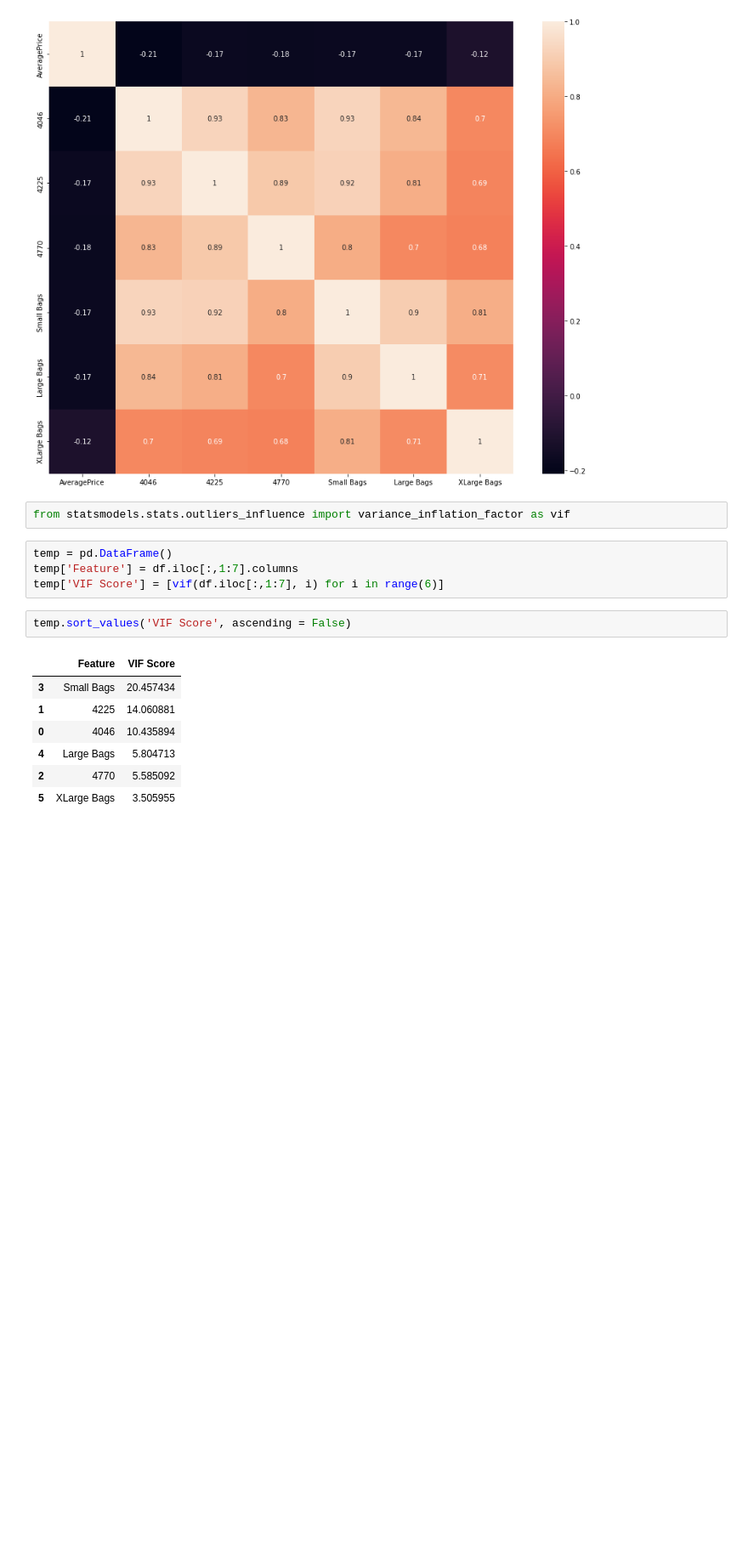
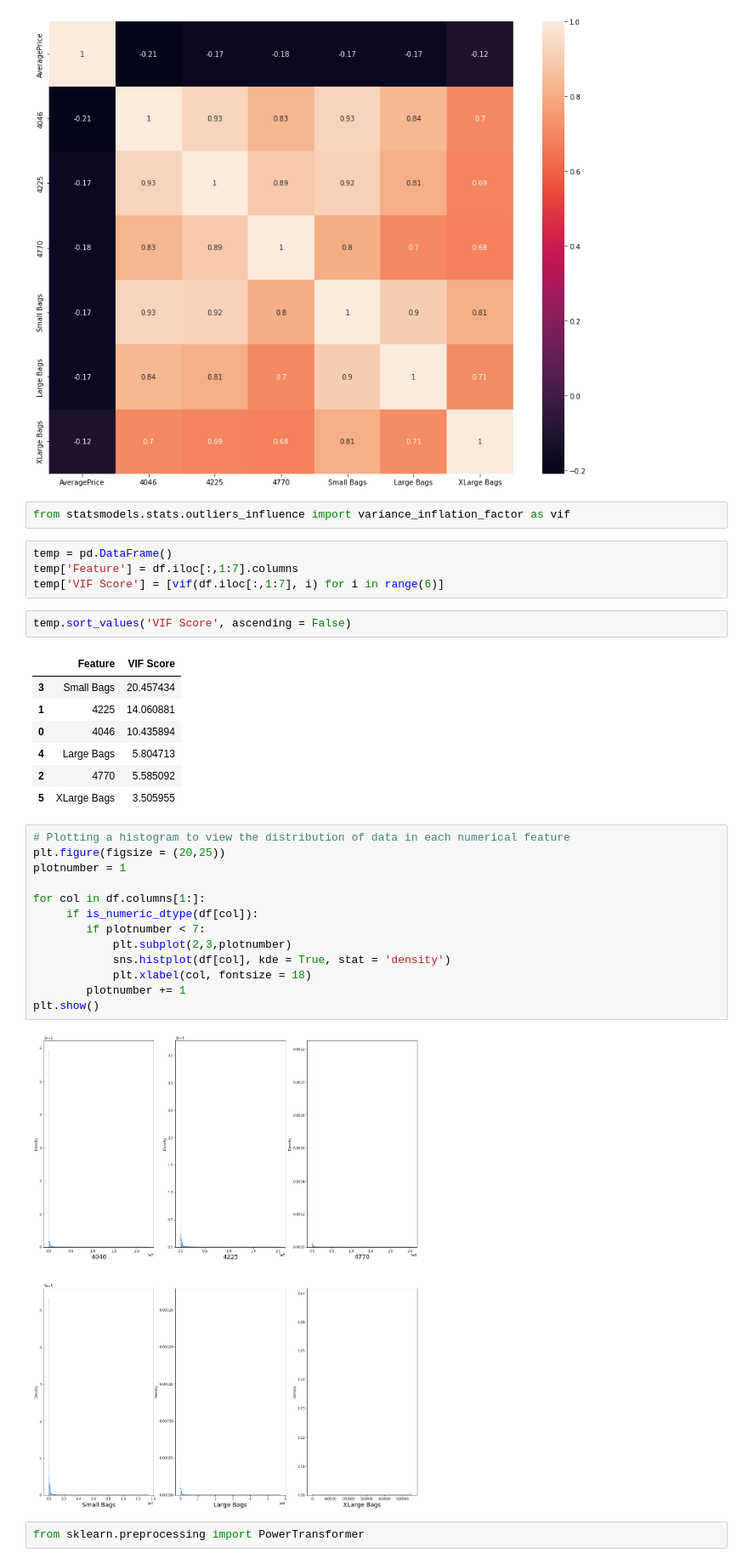
Before and after one commit to zobekenobe/DT-Evaluation-Project, a Jupyter notebook: Project 3.ipynb, the cells around one changed output. Shown at 85% size. Drawn from its saved outputs; the diff is of its cells as text; blank space fills up the shorter version.

```diff
--- a/Project 3.ipynb
+++ b/Project 3.ipynb
@@ -263,3 +263,20 @@ temp.sort_values('VIF Score', ascending = False)
 | 4 | Large Bags | 5.804713 |
 | 2 | 4770 | 5.585092 |
 | 5 | XLarge Bags | 3.505955 |
+# %%
+# Plotting a histogram to view the distribution of data in each numerical feature
+plt.figure(figsize = (20,25))
+plotnumber = 1
+
+for col in df.columns[1:]:
+     if is_numeric_dtype(df[col]):
+        if plotnumber < 7:
+            plt.subplot(2,3,plotnumber)
+            sns.histplot(df[col], kde = True, stat = 'density')
+            plt.xlabel(col, fontsize = 18)
+        plotnumber += 1
+plt.show()
+# %% [output]
+[figure, added]
+# %%
+from sklearn.preprocessing import PowerTransformer
```
Also changed, not shown: parts of 30 cells of this notebook.
